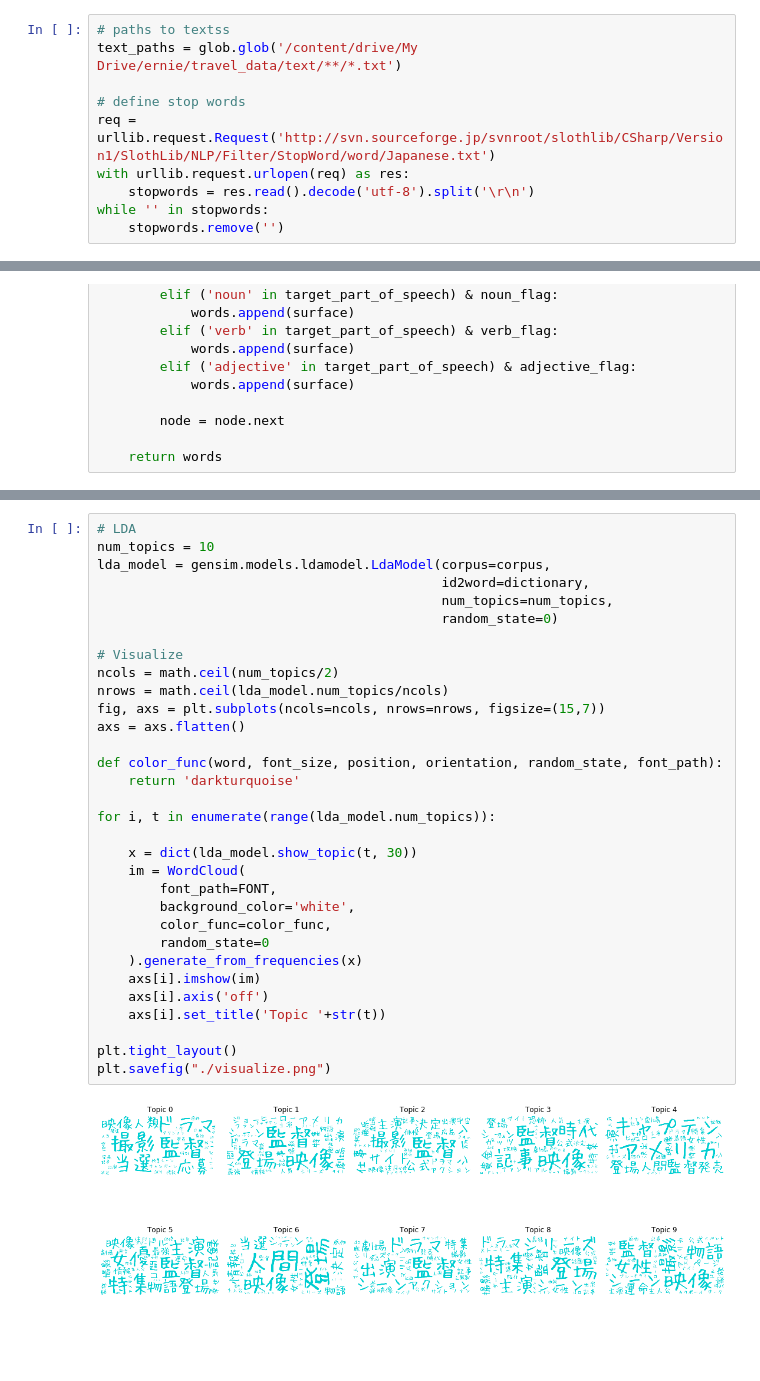
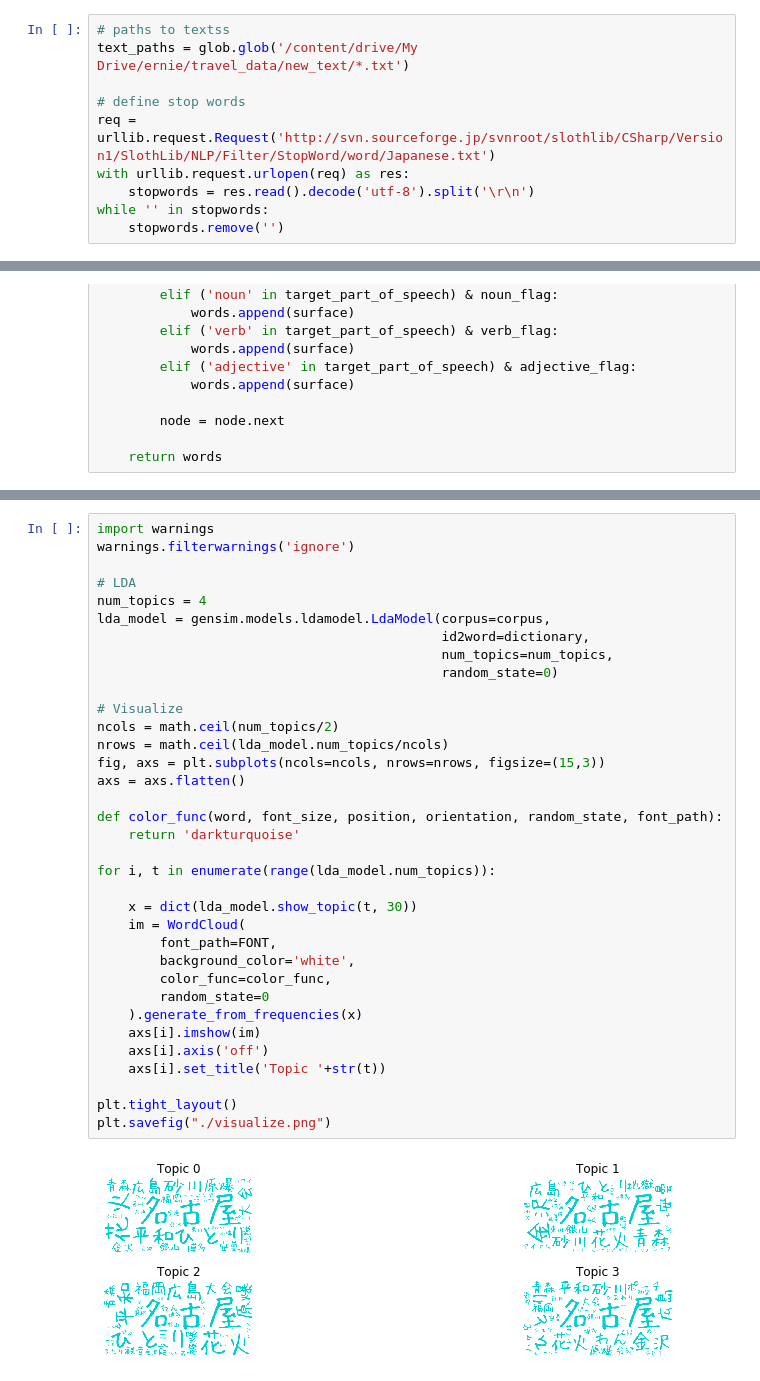
Before and after one commit to Launcha10/sports_entertaiment_topic_analysis, a Jupyter notebook: travel.ipynb, the cells around one changed output, grey strips where cells are left out. Saved outputs shown, nothing was run; the diff lists cells and outputs as text; blank space fills up the shorter version.

```diff
--- a/travel.ipynb
+++ b/travel.ipynb
@@ -112,7 +111,7 @@ random.seed(0)
 FONT = "/content/drive/My Drive/ernie/travel_data/font/HuiFont29.ttf"
 # %%
 # paths to textss
-text_paths = glob.glob('/content/drive/My Drive/ernie/travel_data/text/**/*.txt')
+text_paths = glob.glob('/content/drive/My Drive/ernie/travel_data/new_text/*.txt')
 
 # define stop words
 req = urllib.request.Request('http://svn.sourceforge.jp/svnroot/slothlib/CSharp/Version1/SlothLib/NLP/Filter/StopWord/word/Japanese.txt')
@@ -193,37 +181,40 @@ Amazon.co.jp で詳細を見る
 # %%
+import warnings
+warnings.filterwarnings('ignore')
+
 # LDA
-num_topics = 10
+num_topics = 4
 lda_model = gensim.models.ldamodel.LdaModel(corpus=corpus,
                                             id2word=dictionary,
                                             num_topics=num_topics,
                                             random_state=0)
 
 # Visualize
 ncols = math.ceil(num_topics/2)
 nrows = math.ceil(lda_model.num_topics/ncols)
-fig, axs = plt.subplots(ncols=ncols, nrows=nrows, figsize=(15,7))
+fig, axs = plt.subplots(ncols=ncols, nrows=nrows, figsize=(15,3))
 axs = axs.flatten()
 
 def color_func(word, font_size, position, orientation, random_state, font_path):
     return 'darkturquoise'
 
 for i, t in enumerate(range(lda_model.num_topics)):
 
     x = dict(lda_model.show_topic(t, 30))
     im = WordCloud(
         font_path=FONT,
         background_color='white',
         color_func=color_func,
         random_state=0
     ).generate_from_frequencies(x)
     axs[i].imshow(im)
     axs[i].axis('off')
     axs[i].set_title('Topic '+str(t))
 
 plt.tight_layout()
 plt.savefig("./visualize.png")
 # %% [output]
-[figure, old version]
+[figure, new version]
 # %%
 # pyLDAvis
 vis = pyLDAvis.gensim.prepare(lda_model, corpus, dictionary, sort_topics=False)
```
Also changed, not shown: parts of 8 cells of this notebook.
